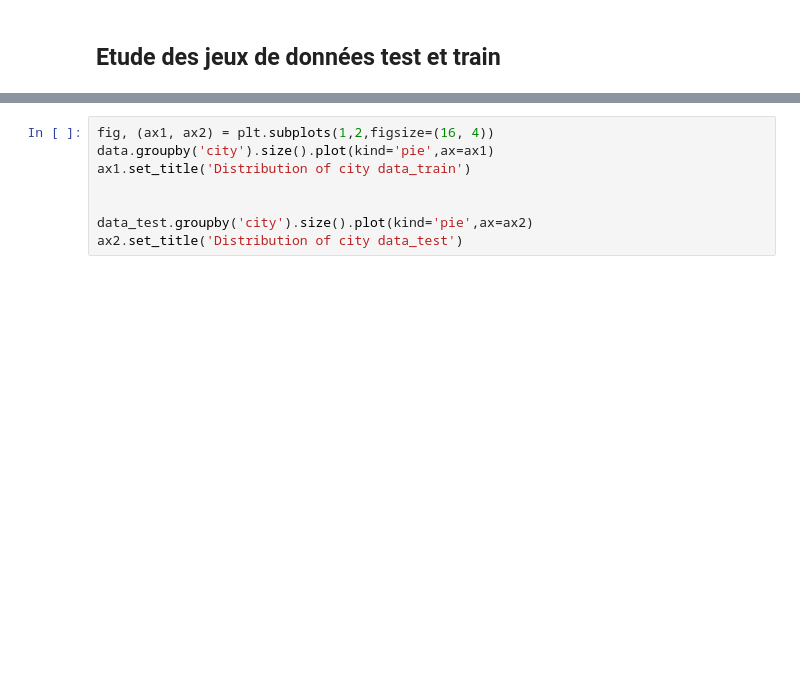
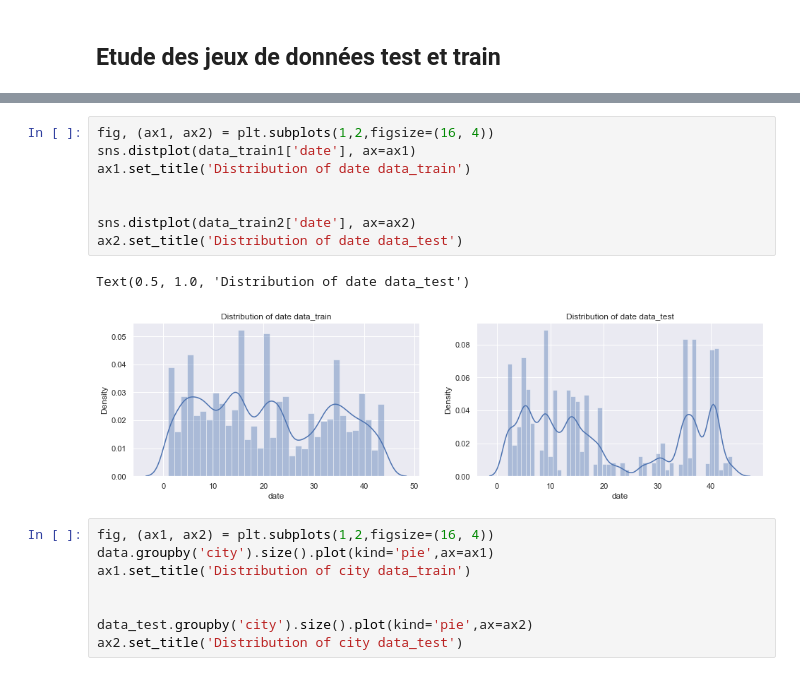
Before and after one commit to elisaduz/Defi-IA-2023, a Jupyter notebook: Defi-IA-modele.ipynb, the cells around one changed output, grey strips where cells are left out. Drawn from its saved outputs; the diff is of its cells as text; blank space fills up the shorter version.

```diff
--- a/Defi-IA-modele.ipynb
+++ b/Defi-IA-modele.ipynb
@@ -87,6 +87,17 @@ ax2.set_title('Distribution of date data_test')
 # %% [output]
 Text(0.5, 1.0, 'Distribution of date data_test')
 [figure]
+# %%
+fig, (ax1, ax2) = plt.subplots(1,2,figsize=(16, 4))
+sns.distplot(data_train1['date'], ax=ax1)
+ax1.set_title('Distribution of date data_train')
+
+
+sns.distplot(data_train2['date'], ax=ax2)
+ax2.set_title('Distribution of date data_test')
+# %% [output]
+Text(0.5, 1.0, 'Distribution of date data_test')
+[figure, added]
 # %%
 fig, (ax1, ax2) = plt.subplots(1,2,figsize=(16, 4))
 data.groupby('city').size().plot(kind='pie',ax=ax1)
```
Also changed, not shown: parts of 5 cells of this notebook, 3 other files.
